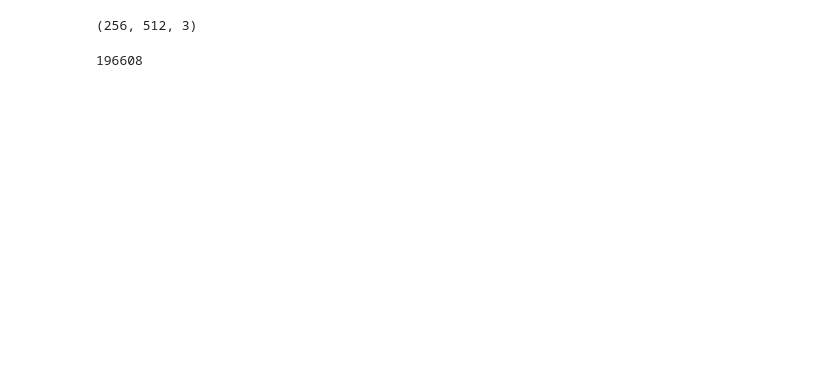
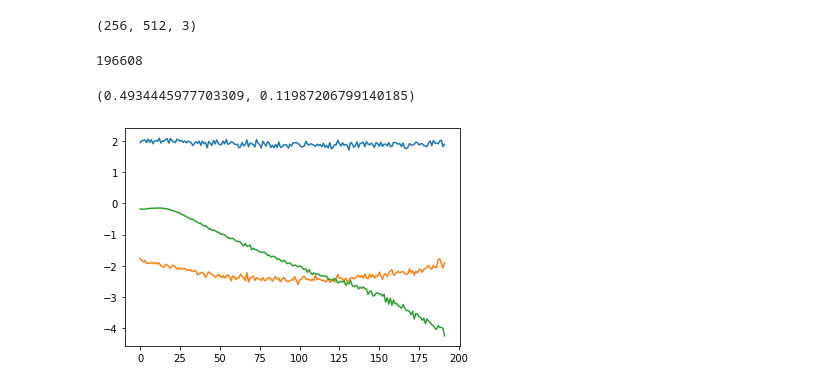
Before and after one commit to peter-popov/unhack-openpilot, a Jupyter notebook: nbs/prepare_image_comma.ipynb, the cells around one changed output. Cells and saved outputs as stored; diff of their text form; code cells hidden in the pictures; blank space fills up the shorter version.

Commit message:
managed to get first results out of the model

```diff
--- a/nbs/prepare_image_comma.ipynb
+++ b/nbs/prepare_image_comma.ipynb
@@ -66,3 +66,34 @@ tensor = np.array([y0, y1, y2, y3, u, v])
 tensor.size
 # %% [output]
 196608
+# %%
+from pysnpe import SNPEModel
+model = SNPEModel("../driving_model.dlc")
+# %%
+mu = model.eval(tensor)
+# %%
+def softplus(x): return np.log1p(np.exp(x))
+def sigmoid(x): return 1/(1+np.exp(-x))
+# %%
+N = 192
+left = np.array([mu[2*N:3*N]+1.8, mu[3*N:4*N]])
+right = np.array([mu[4*N+1:5*N+1]-1.8, mu[5*N+1:6*N+1]])
+path = np.array([mu[0:N], mu[N:2*N]])
+
+left[1] = softplus(left[1])
+path[1] = softplus(path[1])
+right[1] = softplus(right[1])
+
+left_prob = sigmoid(mu[4*N+1])
+right_prob = sigmoid(mu[6*N+1])
+left_prob, right_prob
+# %% [output]
+(0.4934445977703309, 0.11987206799140185)
+# %%
+import matplotlib.pyplot as plt
+plt.plot(left[0])
+plt.plot(right[0])
+plt.plot(path[0])
+plt.show()
+# %% [output]
+[figure, added]
```
Also changed, not shown: parts of 2 cells of this notebook.
